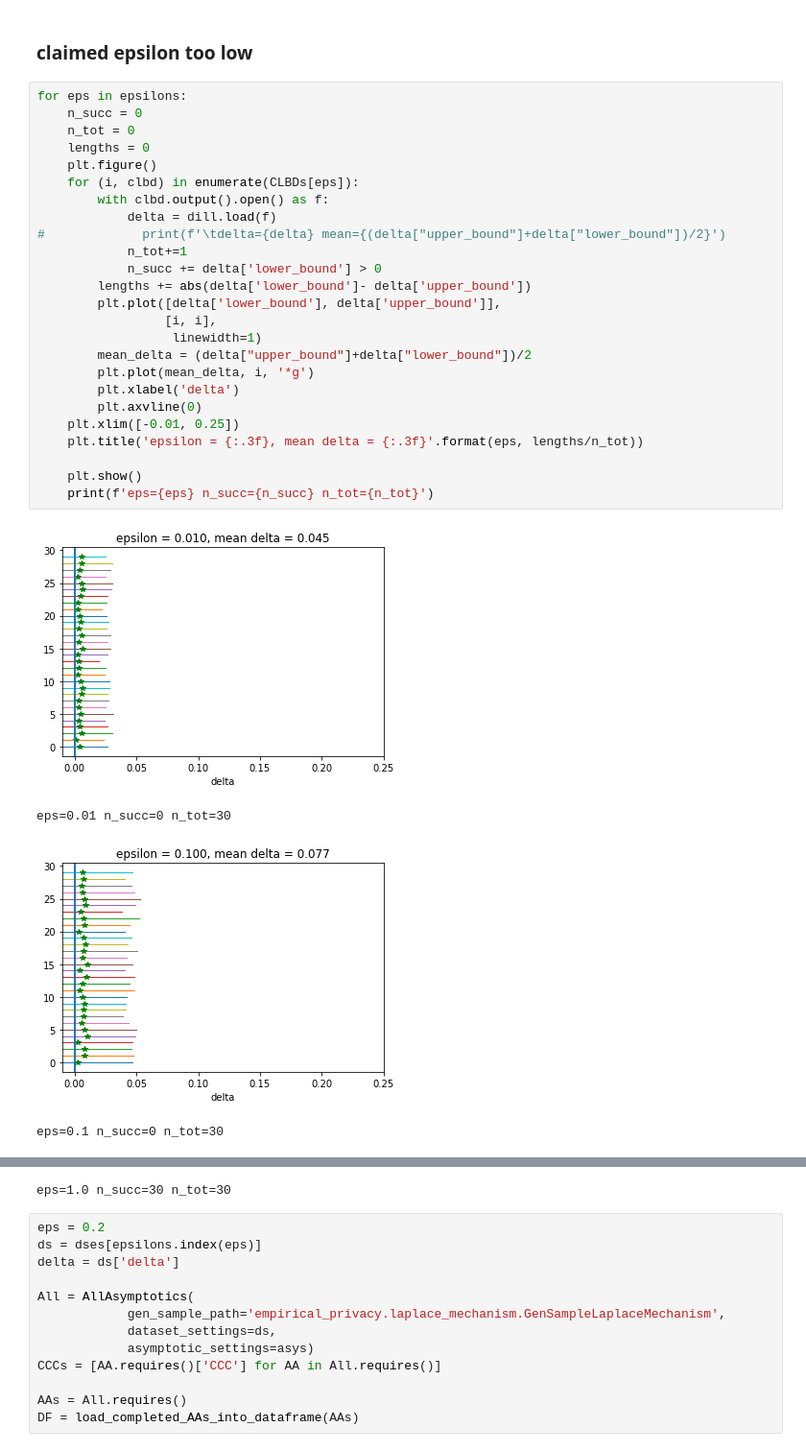
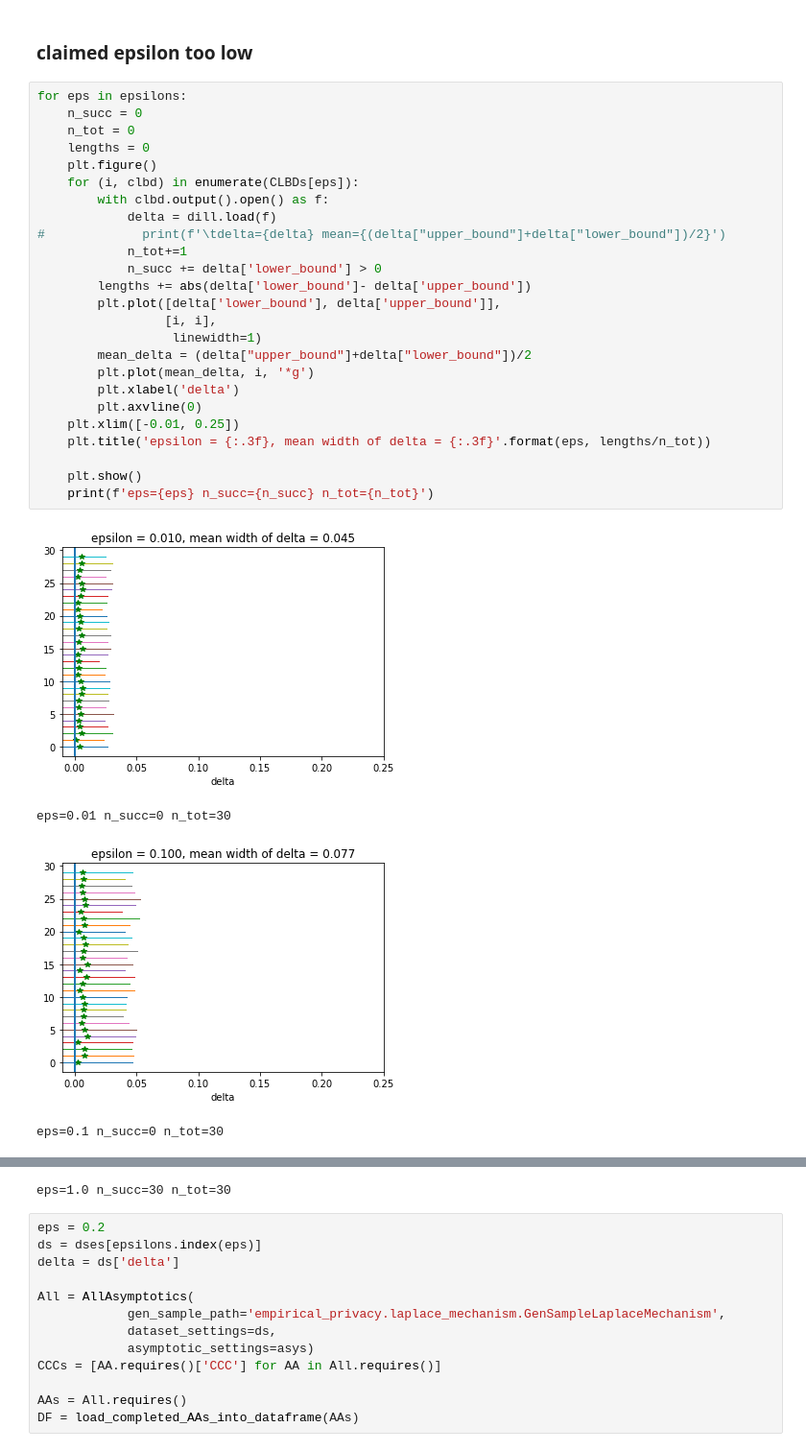
Before and after one commit to maksimt/empirical_privacy, a Jupyter notebook: Notebooks/Experiment 4 -- Laplace Mechanism.ipynb, the cells around one changed output, grey strips where cells are left out. Shown: that part at 96% size. Cells and saved outputs as stored; diff of their text form.

Commit message:
update plot titles

```diff
--- a/Notebooks/Experiment 4 -- Laplace Mechanism.ipynb
+++ b/Notebooks/Experiment 4 -- Laplace Mechanism.ipynb
@@ -113,30 +113,30 @@ eps=1.0 n_succ=0 n_tot=30
 # %%
 for eps in epsilons:
     n_succ = 0
     n_tot = 0
     lengths = 0
     plt.figure()
     for (i, clbd) in enumerate(CLBDs[eps]):
         with clbd.output().open() as f:
             delta = dill.load(f)
 #             print(f'\tdelta={delta} mean={(delta["upper_bound"]+delta["lower_bound"])/2}')
             n_tot+=1
             n_succ += delta['lower_bound'] > 0
         lengths += abs(delta['lower_bound']- delta['upper_bound'])
         plt.plot([delta['lower_bound'], delta['upper_bound']],
                  [i, i],
                   linewidth=1)
         mean_delta = (delta["upper_bound"]+delta["lower_bound"])/2
         plt.plot(mean_delta, i, '*g')
         plt.xlabel('delta')
         plt.axvline(0)
     plt.xlim([-0.01, 0.25])
-    plt.title('epsilon = {:.3f}, mean delta = {:.3f}'.format(eps, lengths/n_tot))
+    plt.title('epsilon = {:.3f}, mean width of delta = {:.3f}'.format(eps, lengths/n_tot))
 
     plt.show()
     print(f'eps={eps} n_succ={n_succ} n_tot={n_tot}')
 # %% [output]
-[figure, old version]
+[figure, new version]
 eps=0.01 n_succ=0 n_tot=30
-[figure, old version]
+[figure, new version]
 eps=0.1 n_succ=0 n_tot=30
```
Also changed, not shown: parts of 1 cell of this notebook.
